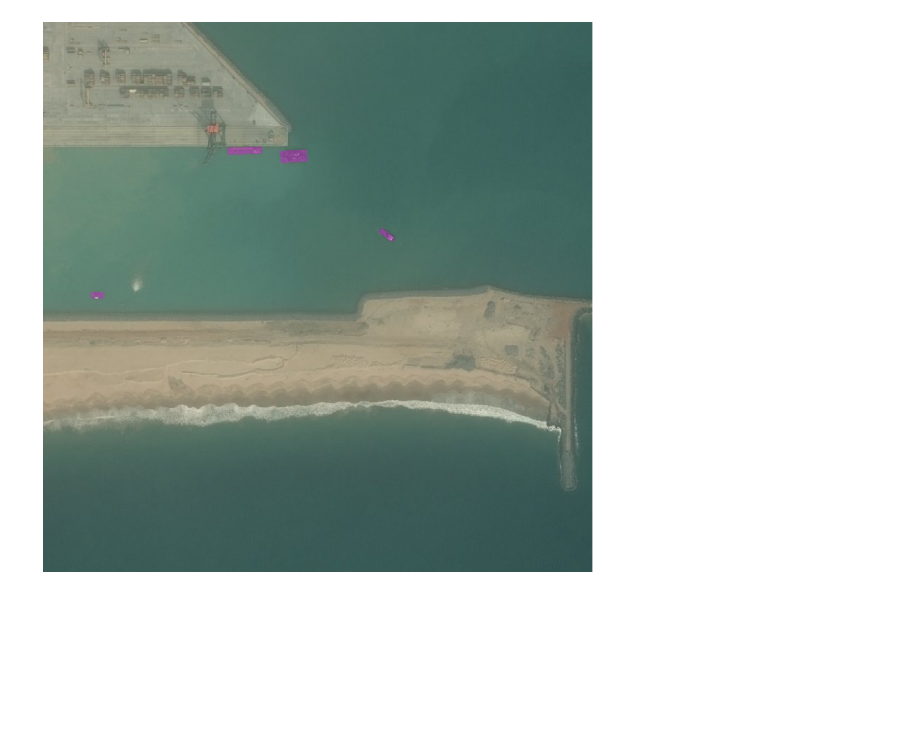
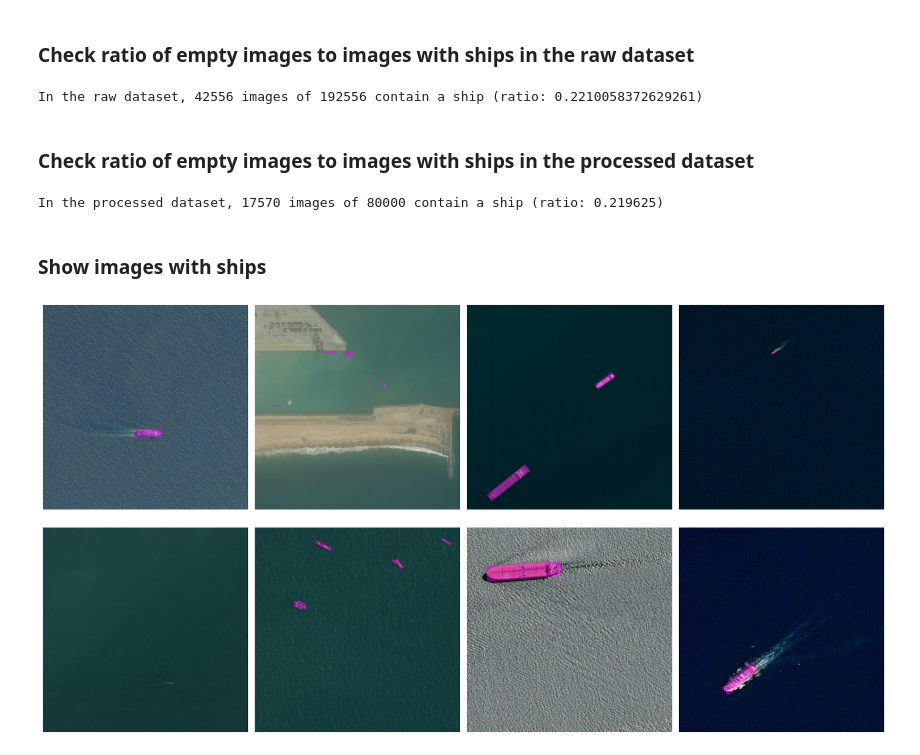
Before and after one commit to andraspalasti/deeplearning-hw, a Jupyter notebook: notebooks/raw_dataset.ipynb, the cells around one changed output. Drawn from its saved outputs; the diff is of its cells as text; code cells hidden in the pictures; blank space fills up the shorter version.

Commit message:
better data statistics

```diff
--- a/notebooks/raw_dataset.ipynb
+++ b/notebooks/raw_dataset.ipynb
@@ -9,19 +10,56 @@ from PIL import Image
 # %%
-data_dir = Path('data') / 'raw'
-dataset = AirbusDataset(data_dir / 'train_ship_segmentations_v2.csv', data_dir / 'train_v2')
+data_dir = Path('data') / 'processed'
+dataset = AirbusDataset(data_dir / 'train_ship_segmentations.csv', data_dir / 'train')
+# %% [markdown]
+### Check ratio of empty images to images with ships in the raw dataset
+# %%
+df = pd.read_csv(Path('data') / 'raw' / 'train_ship_segmentations_v2.csv')
+df['EncodedPixels'] = df['EncodedPixels'].fillna('')
+df = df.groupby(['ImageId']).agg({'EncodedPixels': ' '.join})
+
+contains_ship = len(df[df['EncodedPixels'] != ''])
+ds_len = len(df)
+
+print(f'In the raw dataset, {contains_ship} images of {ds_len} contain a ship (ratio: {contains_ship / ds_len})')
+# %% [output]
+In the raw dataset, 42556 images of 192556 contain a ship (ratio: 0.2210058372629261)
+# %% [markdown]
+### Check ratio of empty images to images with ships in the processed dataset
+# %%
+df = pd.read_csv(data_dir / 'train_ship_segmentations.csv')
+df['EncodedPixels'] = df['EncodedPixels'].fillna('')
+df = df.groupby(['ImageId']).agg({'EncodedPixels': ' '.join})
+
+contains_ship = len(df[df['EncodedPixels'] != ''])
+ds_len = len(df)
+
+print(f'In the processed dataset, {contains_ship} images of {ds_len} contain a ship (ratio: {contains_ship / ds_len})')
+# %% [output]
+In the processed dataset, 17570 images of 80000 contain a ship (ratio: 0.219625)
+# %% [markdown]
+### Show images with ships
 # %%
-N = 3
+N = 8
 
-plt.figure(figsize=(14, 14))
-image, segmentation = dataset[N]
-image = image.convert('RGBA')
+plt.figure(figsize=(18, 10))
+shown, offset = 0, 0
+while shown < N:
+    image, segmentation = dataset[offset]
 
-img_mask = np.zeros((image.height, image.width, 4), dtype=np.int8)
-img_mask[segmentation] = np.array([255, 0, 255, 80])
+    if np.any(segmentation):
+        image = image.convert('RGBA')
+        img_mask = np.zeros((image.height, image.width, 4), dtype=np.int8)
+        img_mask[segmentation] = np.array([255, 0, 255, 100])
 
-image.alpha_composite(Image.fromarray(img_mask, 'RGBA'))
+        image.alpha_composite(Image.fromarray(img_mask, 'RGBA'))
 
-plt.imshow(image)
-plt.axis('off');
+        plt.subplot(2, N//2, shown+1)
+        plt.imshow(image)
+        plt.axis('off')
+
+        shown += 1
+
+    offset += 1
+plt.tight_layout()
 # %% [output]
-[figure, old version]
+[figure, new version]
```
Also changed, not shown: parts of 1 cell of this notebook.
